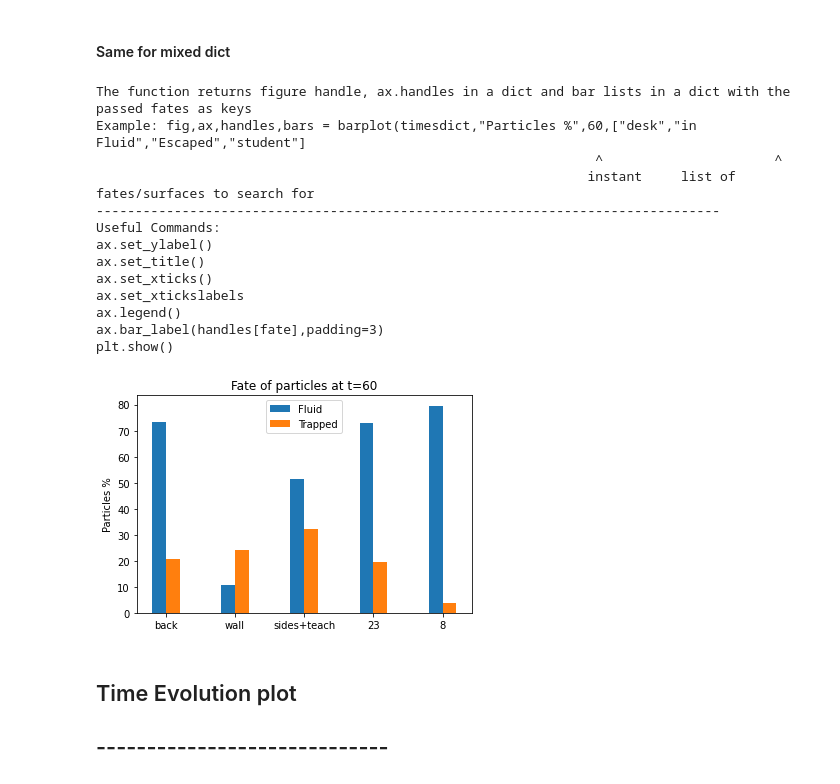
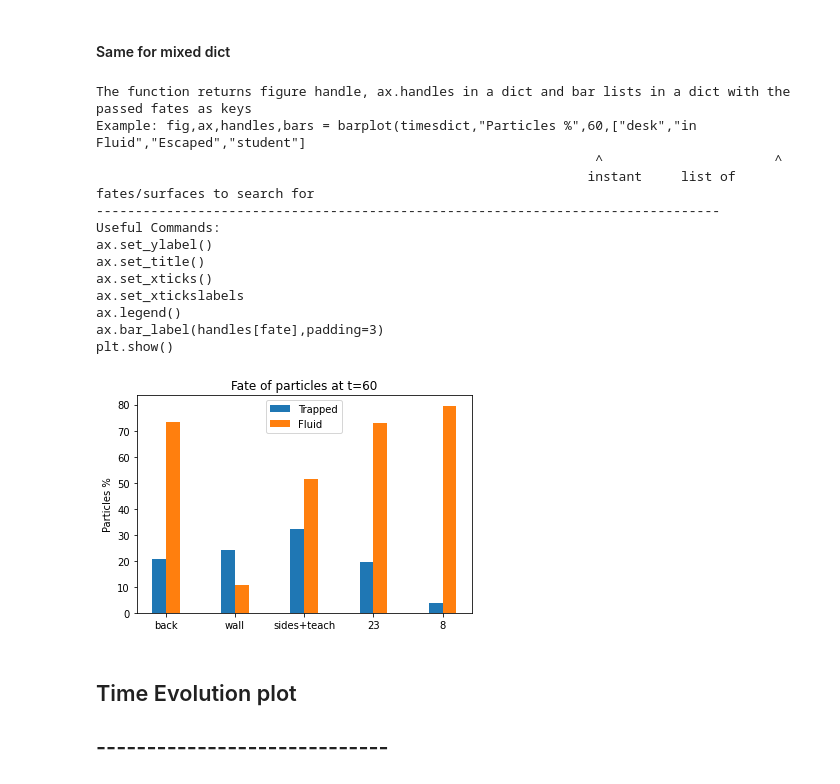
Before and after one commit to socrates-ferna/fluentdpm-posproc, a Jupyter notebook: analysis.ipynb, the cells around one changed output. Drawn from its saved outputs; the diff is of its cells as text; code cells hidden in the pictures.

```diff
--- a/analysis.ipynb
+++ b/analysis.ipynb
@@ -167,31 +215,31 @@ plt.savefig('testbar.pdf',dpi=250)
 # %% [markdown]
 #### Same for mixed dict
 # %%
-fates = ['Fluid','Trapped']
+fates = ['Trapped','Fluid']
 x = np.arange(len(newtimesmixdict.keys()))
 instant = 60
 fix,ax,handles,bars = functions.barplot(newtimesmixdict,'Particles %',instant,fates)
 ax.set_xticks(x)
 ax.set_xticklabels(newtimesmixdict.keys())
 ax.set_ylabel('Particles %')
 ax.set_title('Fate of particles at t=' + str(instant))
 ax.legend()
 plt.savefig('mixedbars.pdf')
 # %% [output]
 The function returns figure handle, ax.handles in a dict and bar lists in a dict with the passed fates as keys
 Example: fig,ax,handles,bars = barplot(timesdict,"Particles %",60,["desk","in Fluid","Escaped","student"]
                                                                 ^                      ^
                                                                instant     list of fates/surfaces to search for
 --------------------------------------------------------------------------------
 Useful Commands:
 ax.set_ylabel()
 ax.set_title()
 ax.set_xticks()
 ax.set_xtickslabels
 ax.legend()
 ax.bar_label(handles[fate],padding=3)
 plt.show()
-[figure, old version]
+[figure, new version]
 # %% [markdown]
 ## Time Evolution plot
 ## -----------------------------
```
Also changed, not shown: parts of 8 cells of this notebook, 1 other file.
